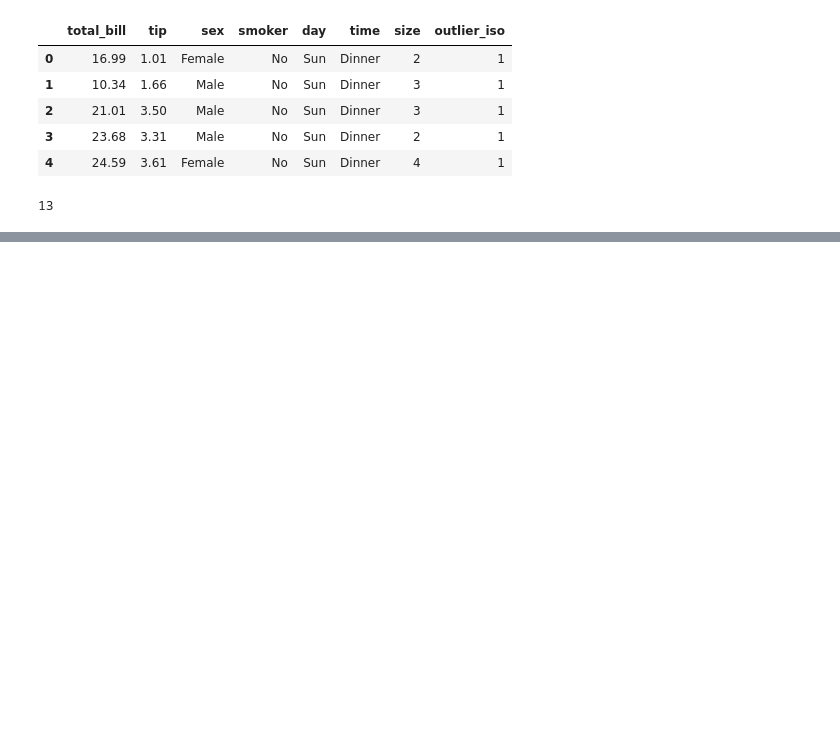
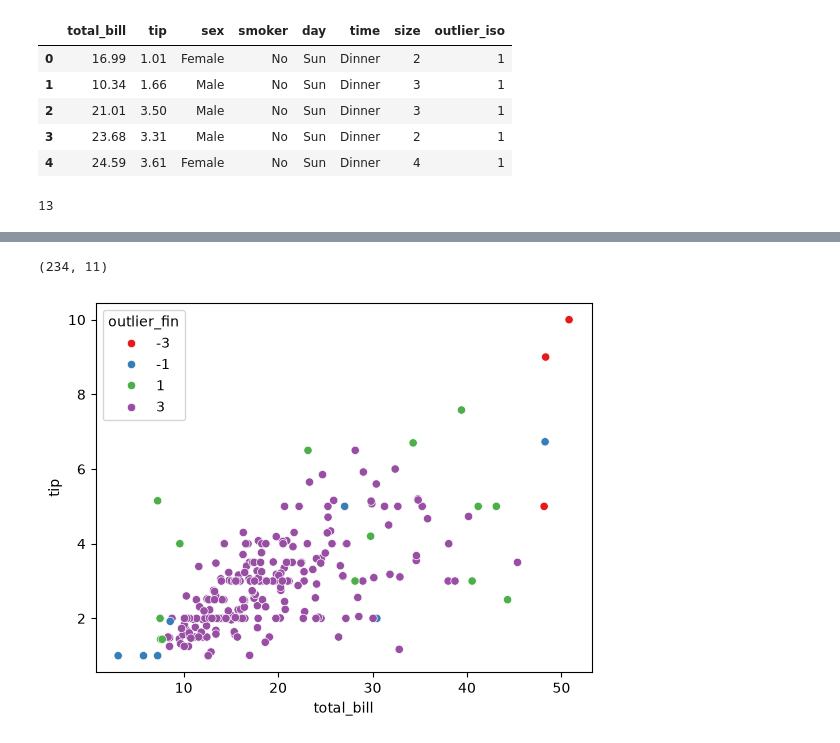
Before and after one commit to UFAC-SI/tesi1-26, a Jupyter notebook: notebooks/pre-processamento-avancado.ipynb, the cells around one changed output, grey strips where cells are left out. Drawn from its saved outputs; the diff is of its cells as text; code cells hidden in the pictures; blank space fills up the shorter version.

```diff
--- a/notebooks/pre-processamento-avancado.ipynb
+++ b/notebooks/pre-processamento-avancado.ipynb
@@ -89,0 +149,3 @@ plt.show()
+# %%
+tips['outlier_fin'] = tips['outlier_iso'] + tips['outlier_lof'] + tips['outlier_svm']
+tips.head()
@@ -89,0 +176,11 @@ plt.show()
+# %%
+tips_limpo = tips[tips['outlier_fin'] > 0].copy()
+tips_limpo.shape
+# %% [output]
+(234, 11)
+# %%
+sns.scatterplot(tips, x=tips['total_bill'], y=tips['tip'],
+               hue=tips['outlier_fin'], palette='Set1')
+plt.show()
+# %% [output]
+[figure, added]
```
Also changed, not shown: parts of 10 cells of this notebook.
